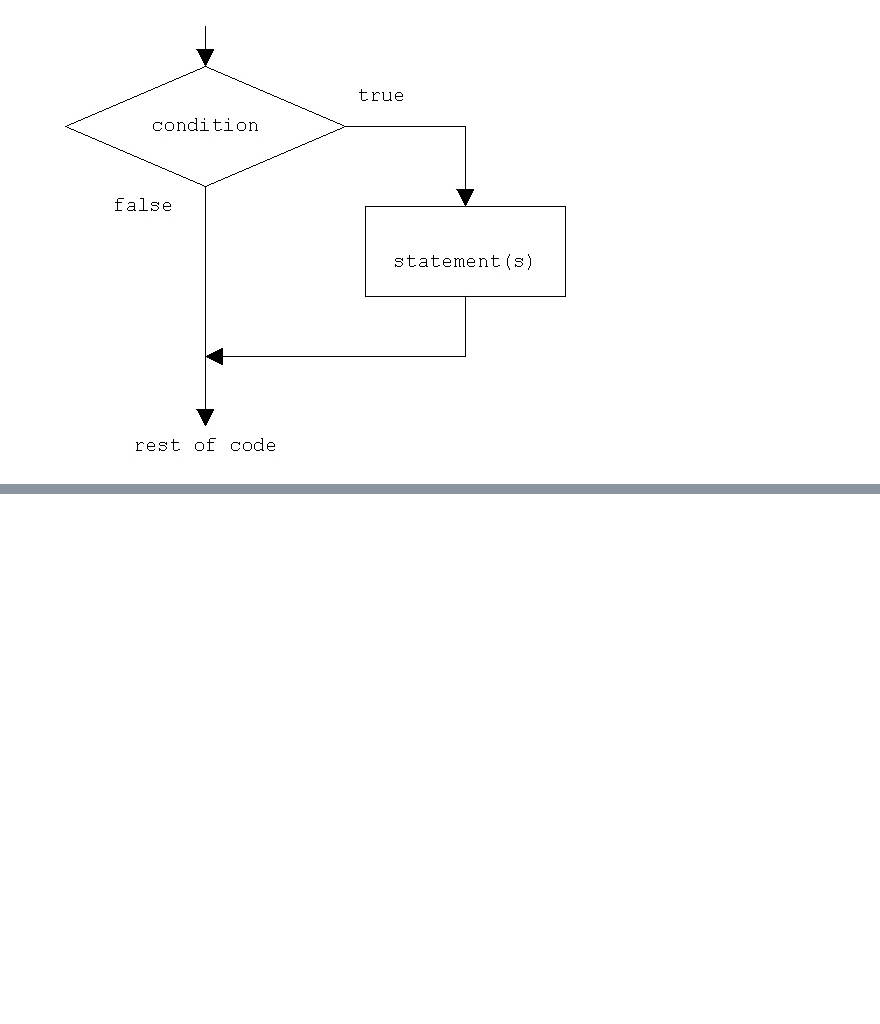
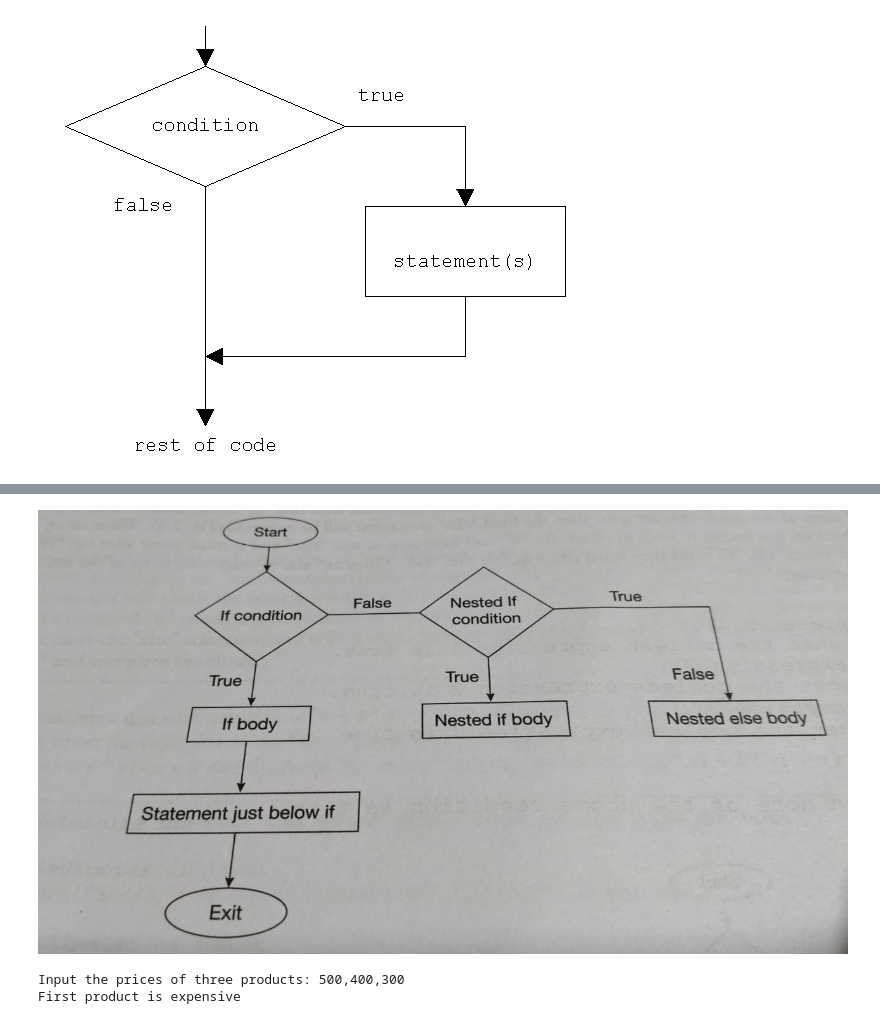
Before and after one commit to ShilpaVasista/PDA---23CSE313, a Jupyter notebook: Module_2_Part_II.ipynb, the cells around one changed output, grey strips where cells are left out. Saved outputs shown, nothing was run; the diff lists cells and outputs as text; code cells hidden in the pictures; blank space fills up the shorter version.

```diff
--- a/Module_2_Part_II.ipynb
+++ b/Module_2_Part_II.ipynb
@@ -27,0 +103,21 @@ display(Image(filename='/content/flowchart_of_if_stmt.png'))
+# %%
+from IPython.display import Image, display
+display(Image(filename='/content/flowchart_of_nested_if.jpeg'))
+# %% [output]
+[figure, added]
+# %%
+#Program to compute expensive product among three products.
+p1,p2,p3 = eval(input("Input the prices of three products: "))
+if p1>p2:
+  if p1>p3:
+    print("First product is expensive")
+  else:
+    print("Third product is expensive")
+else:
+  if p2>p3:
+    print("Second product is expensive")
+  else:
+    print("Third product is expensive")
+# %% [output]
+Input the prices of three products: 500,400,300
+First product is expensive
```
Also changed, not shown: parts of 13 cells of this notebook.
